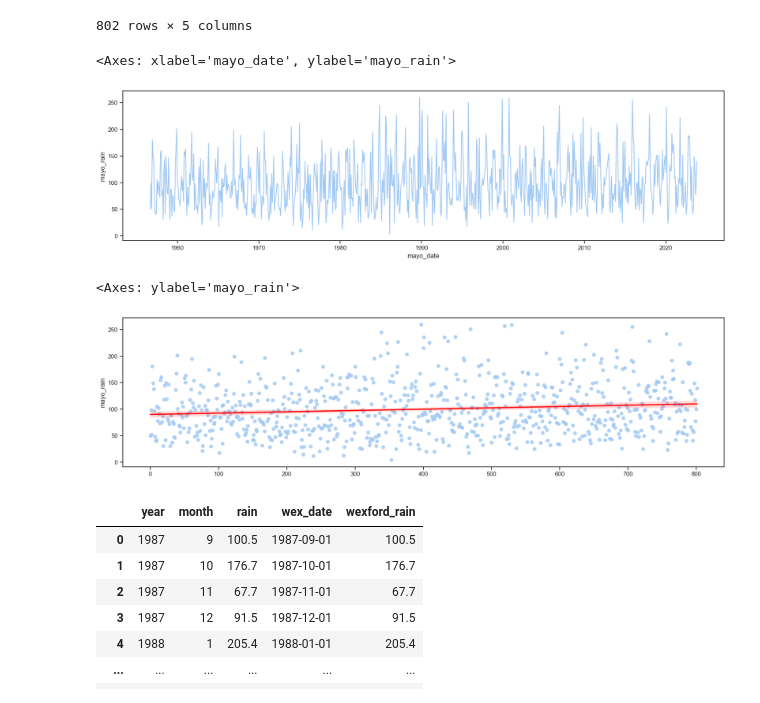
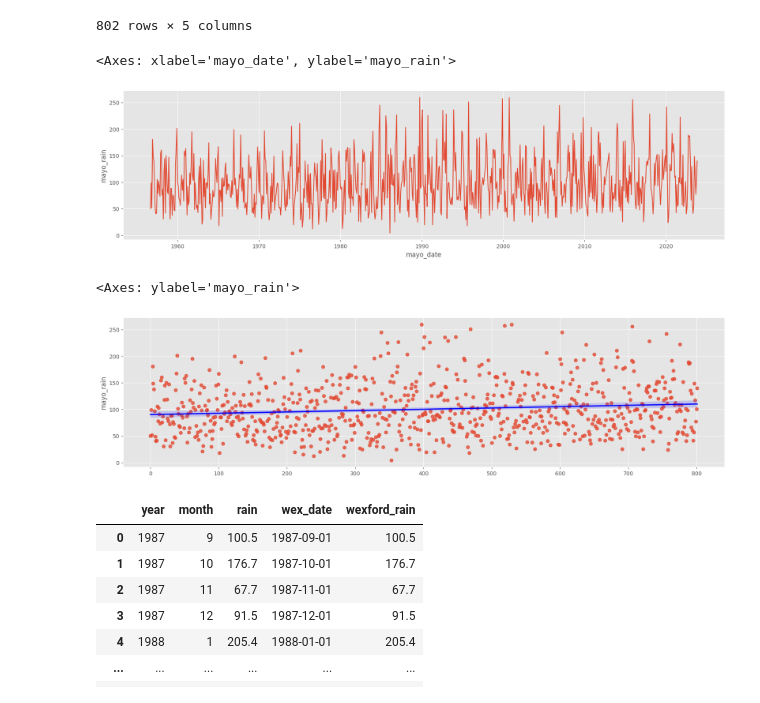
Before and after one commit to emma2d/Prog_for_DA.Project2, a Jupyter notebook: project2.ipynb, the cells around one changed output. Cells and saved outputs as stored; diff of their text form; code cells hidden in the pictures.

```diff
--- a/project2.ipynb
+++ b/project2.ipynb
@@ -7,6 +9,10 @@ import matplotlib.pyplot as plt
 import warnings
 import numpy as np
 import scipy.stats as ss
+import sklearn.neighbors as nei
+from sklearn.linear_model import LinearRegression
+
+plt.style.use('ggplot')
 plt.rcParams['figure.figsize'] = [20, 5]
 # %%
 warnings.simplefilter(action='ignore', category=FutureWarning)
@@ -314,12 +404,12 @@ mayo = mayo_rain_df[['mayo_date','mayo_rain']].copy()
 sns.lineplot(data=mayo, x='mayo_date', y='mayo_rain' )
 # %% [output]
 <Axes: xlabel='mayo_date', ylabel='mayo_rain'>
-[figure, old version]
+[figure, new version]
 # %%
-sns.regplot(x=mayo.index, y="mayo_rain", data=mayo, line_kws={"color": "red"})
+sns.regplot(x=mayo.index, y="mayo_rain", data=mayo, line_kws={"color": "blue"})
 # %% [output]
 <Axes: ylabel='mayo_rain'>
-[figure, old version]
+[figure, new version]
 # %%
 wexford_rain_df=pd.read_csv('Wexford_Rainfall.csv', skiprows=13, usecols=[0,1,3])
 wexford_rain_df['wex_date'] = pd.to_datetime(wexford_rain_df['year'].astype(str) + wexford_rain_df['month'].astype(str), format='%Y%m')
```
Also changed, not shown: parts of 50 cells of this notebook.
